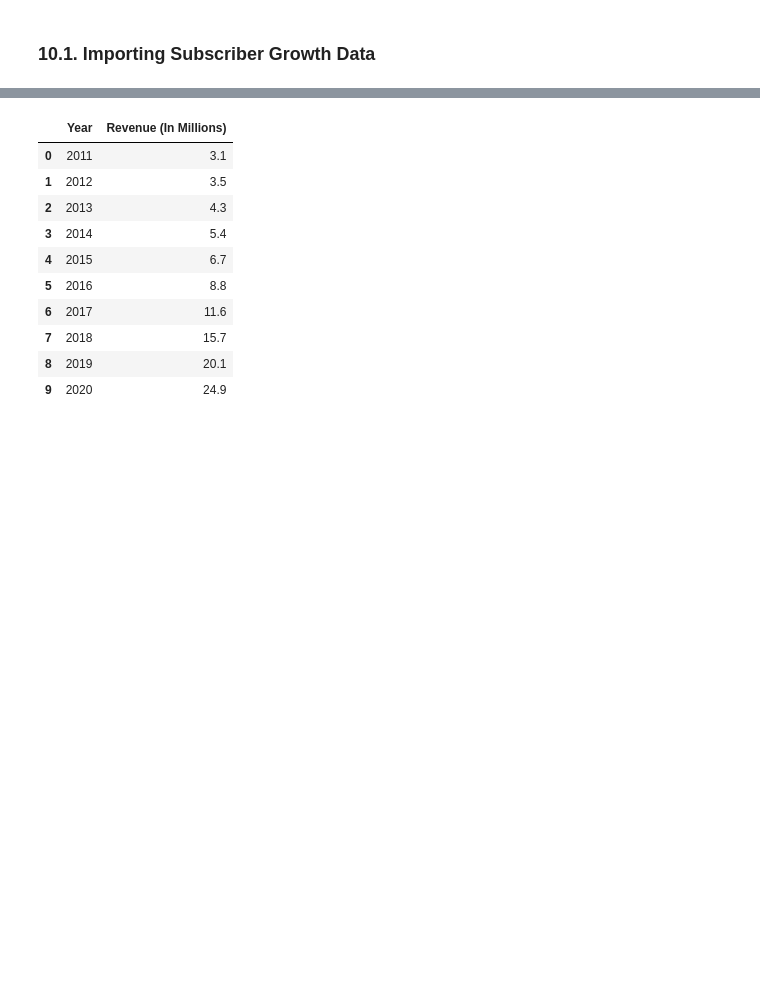
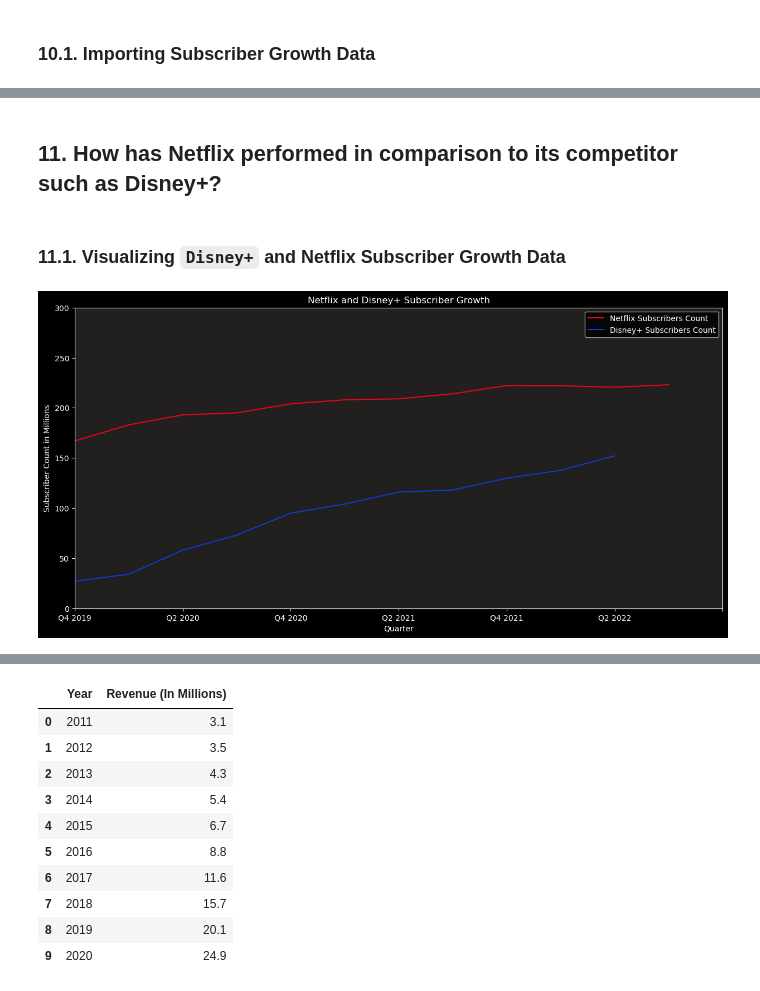
Before and after one commit to bhagirathbhard/Analysis-Netflix-Content-Library, a Jupyter notebook: A7-Netflix-Content-Analysis.ipynb, the cells around one changed output, grey strips where cells are left out. Saved outputs shown, nothing was run; the diff lists cells and outputs as text; code cells hidden in the pictures; blank space fills up the shorter version.

```diff
--- a/A7-Netflix-Content-Analysis.ipynb
+++ b/A7-Netflix-Content-Analysis.ipynb
@@ -1736,0 +1713,25 @@ NameError: ignored
+# %% [markdown]
+## 11. How has Netflix performed in comparison to its competitor such as Disney+?
+# %% [markdown]
+### 11.1. Visualizing `Disney+` and Netflix Subscriber Growth Data
+# %%
+#Plot line graph of dn dataframe comparing Netflix and Disney+ subscriber growth line graphs
+dn.plot(x='Quarter', y=['Netflix subs.count', 'Disney subs.count'], figsize=(15, 7), title='Netflix and Disney+ Subscriber Growth', color=['#E50914', '#113CCF'])
+#dn.plot(x='Quarter', y=['Netflix subs.count', 'Disney subs.count'], kind='bar', figsize=(15, 7), title='Netflix and Disney+ Subscriber Growth', color=['#E50914', '#113CCF'])
+#Background color
+ax = plt.gca()
+ax.set_facecolor('#221f1f')
+#Adding a legend of Netflix Subscribers and Disney+ Subscribers
+plt.legend(['Netflix Subscribers Count', 'Disney+ Subscribers Count'])
+#X-axis label
+plt.xlabel('Quarter')
+#X-axis length till Q2 2022
+plt.xlim(0, 12)
+#Y-axis length
+plt.ylim(0, 300)
+#Y-axis label
+plt.ylabel('Subscriber Count in Millions')
+#Displaying the plot
+plt.show()
+# %% [output]
+[figure, added]
```
Also changed, not shown: parts of 32 cells of this notebook.
